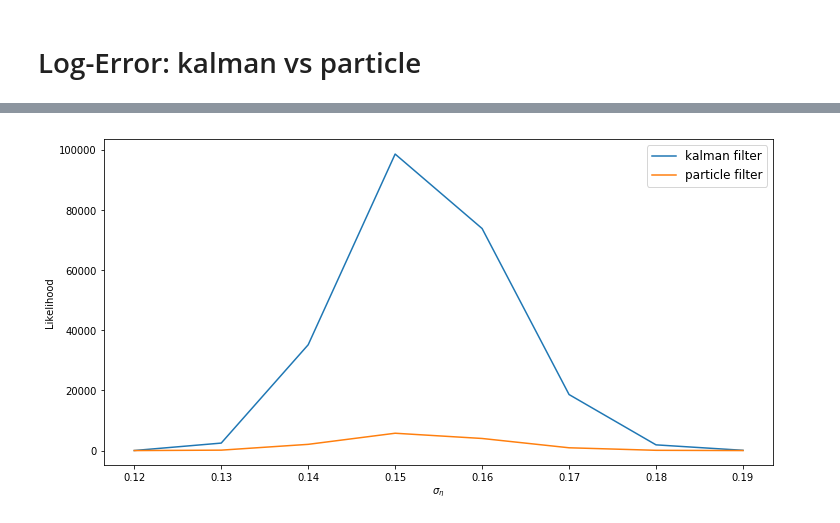
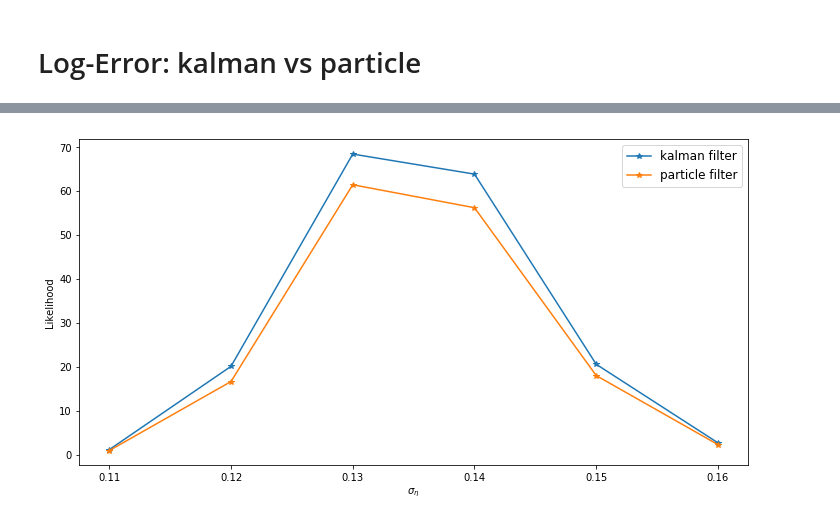
Before and after one commit to WensiDING/Particle-filters-for-Continuous-likelihood-evaluation-and-maximisation, a Jupyter notebook: AR1_Performance.ipynb, the cells around one changed output, grey strips where cells are left out. Saved outputs shown, nothing was run; the diff lists cells and outputs as text; code cells hidden in the pictures.

Commit message:
new image for AR1

```diff
--- a/AR1_Performance.ipynb
+++ b/AR1_Performance.ipynb
@@ -36,3 +36,16 @@ observations_5000 = generator_ar(sigma_epsilon_square=sigma_epsilon_square_0,
 sample generated with success !
 # %% [markdown]
 # Log-Error: kalman vs particle
+# %%
+A, b = phi_0, (1-phi_0)*mu_0
+print('Begin kalman filter: ')
+_, ct = Kalman_Filter.compute_log_likelihood(Y=observations_5000[1:],
+                                             mu0=(1-phi_0)*mu_0,
+                                             V0=sigma_eta_square_0,
+                                             A=A,
+                                             b=b,
+                                             V=sigma_eta_square_0,
+                                             V_epi=sigma_epsilon_square_0)
+p0 = [norm.pdf(observations_5000[0], loc=0, scale=np.sqrt(sigma_epsilon_square_0))]
+log_lkh_kalman = np.concatenate([p0, np.log(ct)])
+print('End kalman filter!')
@@ -81,19 +97,22 @@ plt.show()
 # %%
 # From guo's comptuer
 mus = [i*0.03 for i in range(10,22)]
-log_likelihoods = [[], []]
+#mus = [i*0.03 for i in range(18,22)]
+log_likelihoods_mu = [[], []]
 for mu in mus:
     A = phi_0
     b = (1 - phi_0) * mu
-    log_lkh_1, _ = Kalman_Filter.compute_log_likelihood(Y=observations_5000,
-                                    mu0=0,
-                                    V0=1,
+    log_lkh_1, _ = Kalman_Filter.compute_log_likelihood(Y=observations_5000[1:],
+                                    mu0=b,
+                                    V0=sigma_eta_square_0,
                                     A=A,
                                     b=b,
                                     V=sigma_eta_square_0,
                                     V_epi=sigma_epsilon_square_0)
+    p0 = norm.pdf(observations_5000[0], loc=0, scale=np.sqrt(sigma_epsilon_square_0))
+    log_lkh_1 += np.log(p0)
     print("kalman: mu= %0.2f" % mu, " log-lokelihood= %0.3f" % log_lkh_1)
-    log_likelihoods[0].append(log_lkh_1)
+    log_likelihoods_mu[0].append(log_lkh_1)
 
     initial_particles = initial_particle(N=N)
     likelihoods_particle = particle_filter(observations=observations_5000,
@@ -107,6 +126,6 @@ for mu in mus:
                                   N=N,seed=1234)
     log_lkh_2 = np.sum(np.log(likelihoods_particle))
     print("particle: mu= %0.2f" % mu, " log-lokelihood= %0.3f" % log_lkh_2)
-    log_likelihoods[1].append(log_lkh_2)
+    log_likelihoods_mu[1].append(log_lkh_2)
 # %% [output]
 Begin compute likelihoods by kalman_filter
@@ -130,16 +165,19 @@ KeyboardInterrupt:
 # %%
-etas = [i*0.01 for i in range(12,20)]
+etas = [i*0.01 for i in range(11,17)]
+#etas = [i*0.01 for i in range(11,12)]
 log_likelihoods_eta = [[], []]
 for eta in etas:
     A = phi_0
     b = (1 - phi_0) * mu_0
-    log_lkh_1, _ = Kalman_Filter.compute_log_likelihood(Y=observations_5000,
-                                    mu0=0,
-                                    V0=1,
+    log_lkh_1, _ = Kalman_Filter.compute_log_likelihood(Y=observations_5000[1:],
+                                    mu0=b,
+                                    V0=eta**2,
                                     A=A,
                                     b=b,
                                     V=eta**2,
                                     V_epi=sigma_epsilon_square_0)
+    p0 = norm.pdf(observations_5000[0], loc=0, scale=np.sqrt(sigma_epsilon_square_0))
+    log_lkh_1 += np.log(p0)
     print("kalman: sigma_eta= %0.2f" % eta, " log-lokelihood= %0.3f" % log_lkh_1)
     log_likelihoods_eta[0].append(log_lkh_1)
 
@@ -180,10 +212,11 @@ plt.show()
 # %%
 plt.figure(figsize=(12, 6))
-plt.plot(etas, np.exp(log_likelihoods_eta[0]-log_likelihoods_eta[1][0]), label='kalman filter')
-plt.plot(etas, np.exp(log_likelihoods_eta[1]-log_likelihoods_eta[1][0]), label='particle filter')
+plt.plot(etas, np.exp(log_likelihoods_eta[0]-log_likelihoods_eta[1][0]), '-*',label='kalman filter')
+plt.plot(etas, np.exp(log_likelihoods_eta[1]-log_likelihoods_eta[1][0]), '*-',label='particle filter')
 plt.xlabel(r'$\sigma_{\eta}$')
 plt.ylabel('Likelihood')
 plt.legend(fontsize=12)
+plt.savefig('image/eta_likelihood_300_5000.png')
 plt.show()
 # %% [output]
-[figure, old version]
+[figure, new version]
```
Also changed, not shown: parts of 16 cells of this notebook, 10 other files.
